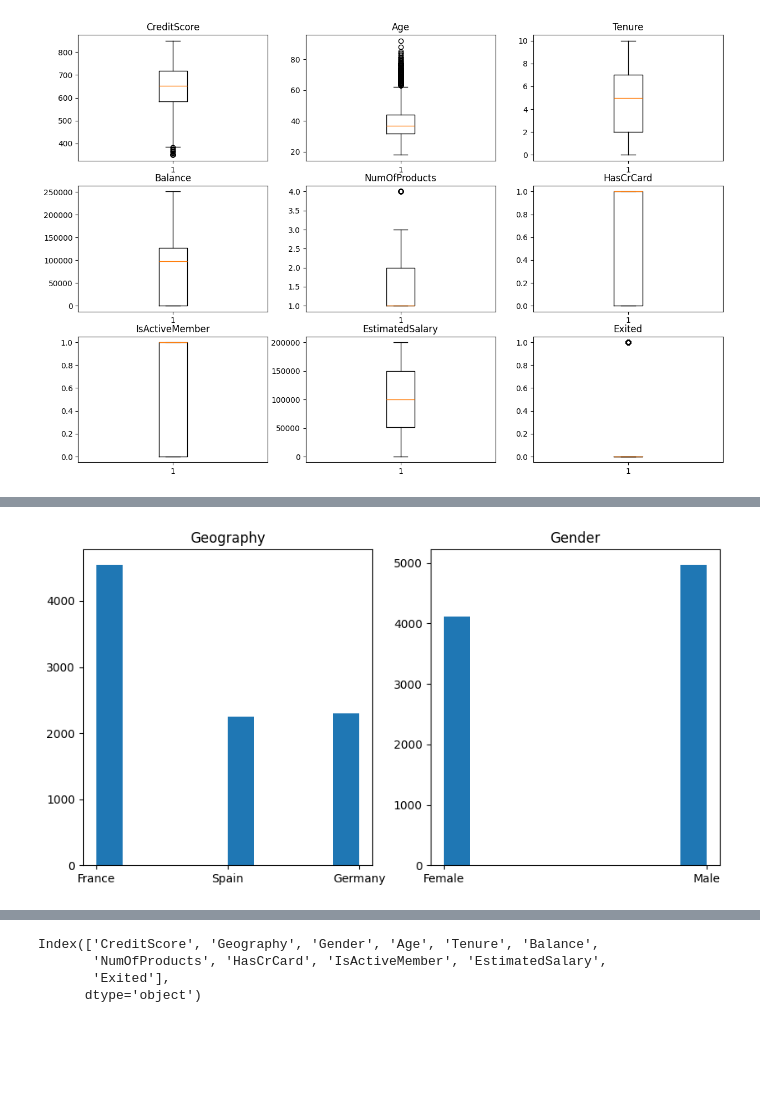
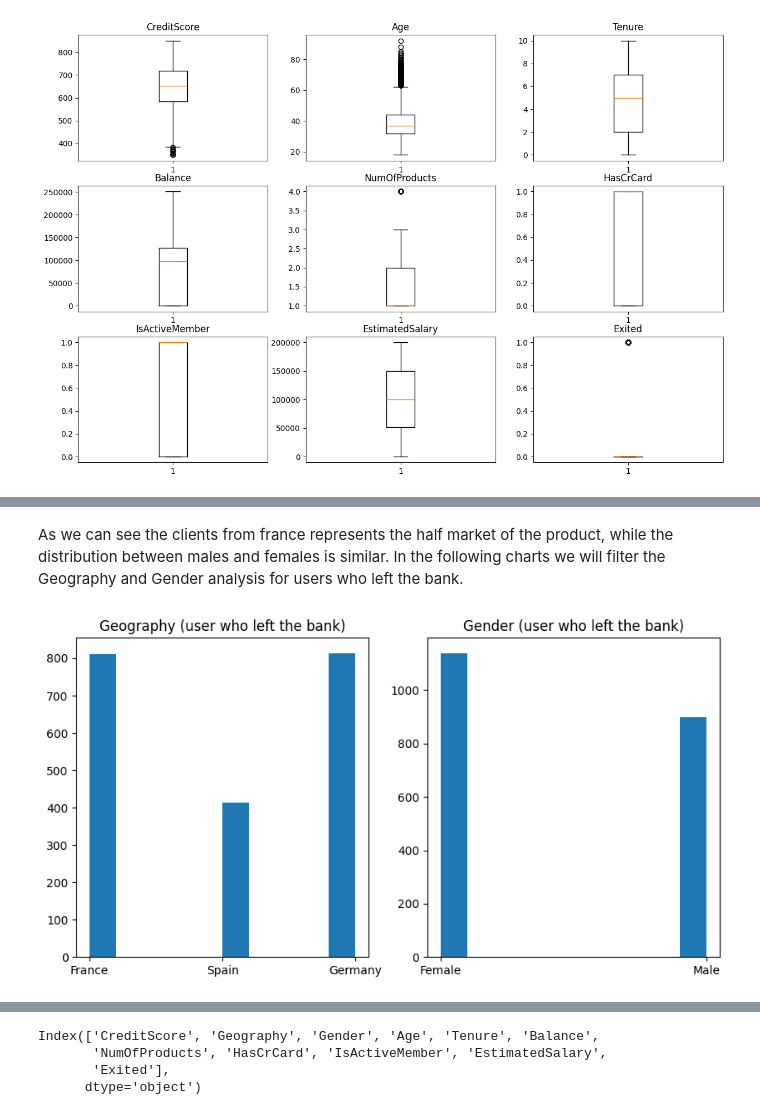
Before and after one commit to jmhrivera/project_09_ML_Bank_Customer_Churn_Prediction, a Jupyter notebook: betabank.ipynb, the cells around one changed output, grey strips where cells are left out. Saved outputs shown, nothing was run; the diff lists cells and outputs as text; code cells hidden in the pictures; blank space fills up the shorter version.

```diff
--- a/betabank.ipynb
+++ b/betabank.ipynb
@@ -217,12 +265,15 @@ Let's also focus on the categoric values.
+# %% [markdown]
+As we can see the clients from france represents the half market of the product, while the distribution between males and females is similar. In the following charts we will filter the Geography and Gender analysis for users who left the bank.
 # %%
-# Creating a figure that plot the object types
+quit_users_df = df[df['Exited']==1]
+
 fig, (ax1,ax2) = plt.subplots(1, 2, figsize=(10, 5))
 
-ax1.hist(df['Geography'])
-ax1.set_title('Geography')
-ax2.hist(df['Gender'])
-ax2.set_title('Gender')
+ax1.hist(quit_users_df['Geography'])
+ax1.set_title('Geography (user who left the bank)')
+ax2.hist(quit_users_df['Gender'])
+ax2.set_title('Gender (user who left the bank)')
 
 plt.show()
 # %% [output]
-[figure, old version]
+[figure, new version]
```
Also changed, not shown: parts of 11 cells of this notebook.
